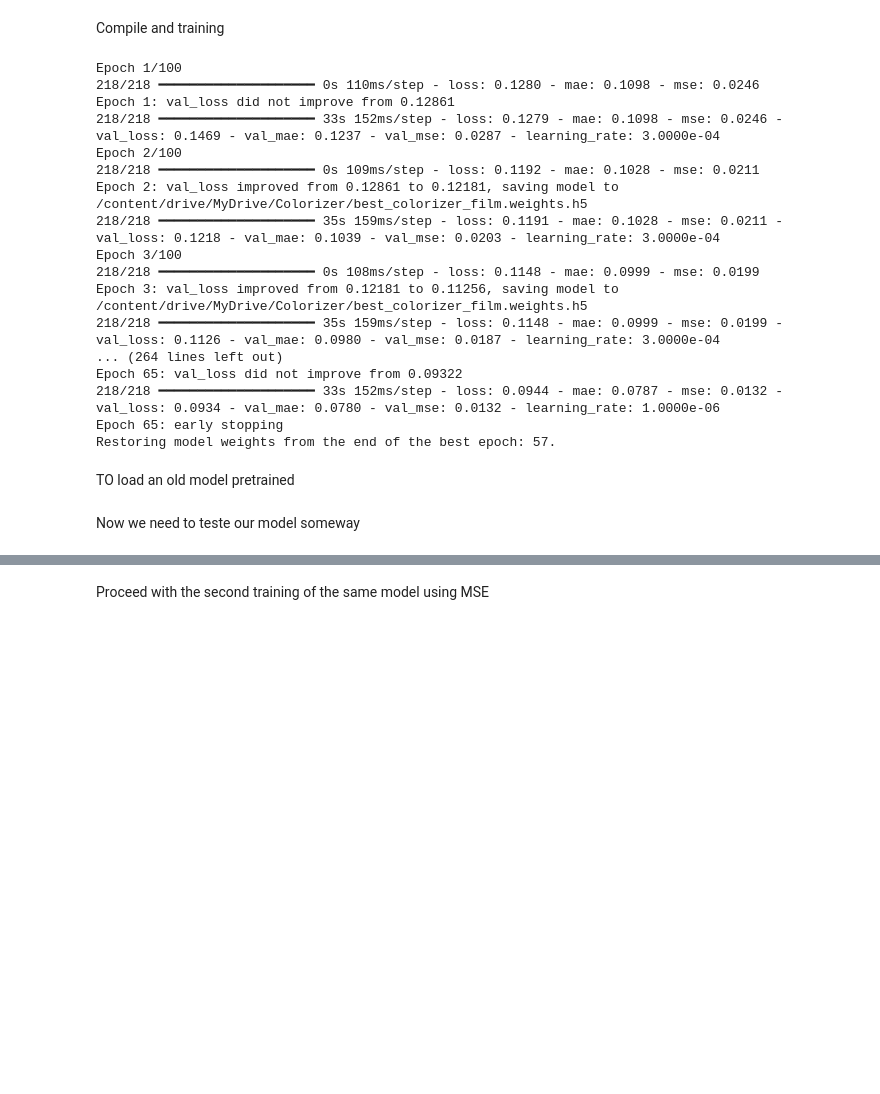
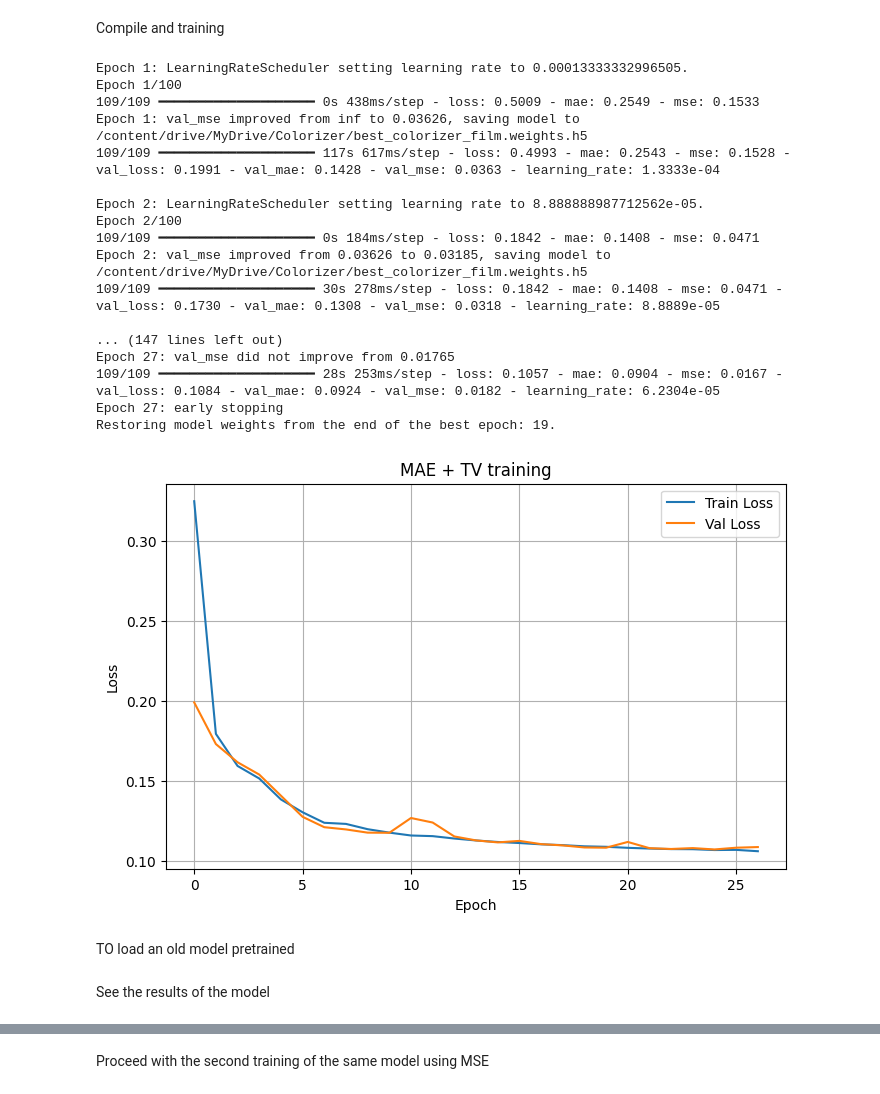
Before and after one commit to TommyBergo/DeepLearningProject, a Jupyter notebook: coloration_version1 (7).ipynb, the cells around one changed output, grey strips where cells are left out. Saved outputs shown, nothing was run; the diff lists cells and outputs as text; code cells hidden in the pictures; blank space fills up the shorter version.

Commit message:
3 addestramenti MAE + huber + MSE data augmentation scritta ma non utilizzata batch 64 final score: 0.94

```diff
--- a/coloration_version1 (2).ipynb
+++ b/coloration_version1 (7).ipynb
@@ -336,7 +443,7 @@ def build_unet_film_max(img_size=128, base=48, sep=False, se=True, se_r=16, dila
     return models.Model([inp_L, inp_p], out_ab, name="UNet_FiLM_max")
 # %%
 tf.keras.backend.clear_session()
-model = build_unet_film_max(img_size=IMG_SIZE, base=48, sep=False, se=True, se_r=16, dilate=False)
+model = build_unet_film_max(img_size=IMG_SIZE, base=BASE, sep=False, se=True, se_r=16, dilate=False)
 model.summary(); print("Params:", model.count_params())
 # %% [output]
 Model: "UNet_FiLM_max"
@@ -386,3 +561,18 @@ def mse_cos_on_ab(alpha=1.0, beta=0.1, eps=1e-6):
+# %%
+def plot_train_val_loss(history, title="Training vs Validation Loss"):
+    """
+    Disegna il grafico di training loss e validation loss da un oggetto History di Keras.
+    """
+    plt.figure(figsize=(8,5))
+    plt.plot(history.history['loss'], label='Train Loss')
+    if 'val_loss' in history.history:
+        plt.plot(history.history['val_loss'], label='Val Loss')
+    plt.xlabel('Epoch')
+    plt.ylabel('Loss')
+    plt.title(title)
+    plt.legend()
+    plt.grid(True)
+    plt.show()
 # %% [markdown]
 Google drive connectivity
 # %%
@@ -402,7 +616,9 @@ Compile and training
 # %%
 model.compile(
-    optimizer=tf.keras.optimizers.Adam(3e-4),
-    loss=mae_tv_loss(lambda_tv=1e-4),          # MAE + TV è la loss ottimizzata
-    metrics=[tf.keras.metrics.MeanAbsoluteError(name='mae'),
-             tf.keras.metrics.MeanSquaredError(name='mse')]
+    optimizer=opt_f1,
+    loss=mae_tv_loss(1e-4),
+    metrics=[
+        tf.keras.metrics.MeanAbsoluteError(name='mae'),
+        tf.keras.metrics.MeanSquaredError(name='mse')
+    ]
 )
@@ -435,29 +625,33 @@ callbacks = [
 # %%
-history = model.fit(
-    train_lab,
-    validation_data=val_lab,
-    epochs=100,
-    callbacks=callbacks,
-    verbose=1
+    history1 = model.fit(
+        train_lab,
+        validation_data=val_lab,
+        epochs=100,
+        callbacks=callbacks_f1,
+        verbose=1
 )
 # %% [output]
+Epoch 1: LearningRateScheduler setting learning rate to 0.00013333332996505.
 Epoch 1/100
-218/218 ━━━━━━━━━━━━━━━━━━━━ 0s 110ms/step - loss: 0.1280 - mae: 0.1098 - mse: 0.0246
-Epoch 1: val_loss did not improve from 0.12861
-218/218 ━━━━━━━━━━━━━━━━━━━━ 33s 152ms/step - loss: 0.1279 - mae: 0.1098 - mse: 0.0246 - val_loss: 0.1469 - val_mae: 0.1237 - val_mse: 0.0287 - learning_rate: 3.0000e-04
+109/109 ━━━━━━━━━━━━━━━━━━━━ 0s 438ms/step - loss: 0.5009 - mae: 0.2549 - mse: 0.1533
+Epoch 1: val_mse improved from inf to 0.03626, saving model to /content/drive/MyDrive/Colorizer/best_colorizer_film.weights.h5
+109/109 ━━━━━━━━━━━━━━━━━━━━ 117s 617ms/step - loss: 0.4993 - mae: 0.2543 - mse: 0.1528 - val_loss: 0.1991 - val_mae: 0.1428 - val_mse: 0.0363 - learning_rate: 1.3333e-04
+
+Epoch 2: LearningRateScheduler setting learning rate to 8.888888987712562e-05.
 Epoch 2/100
-218/218 ━━━━━━━━━━━━━━━━━━━━ 0s 109ms/step - loss: 0.1192 - mae: 0.1028 - mse: 0.0211
-Epoch 2: val_loss improved from 0.12861 to 0.12181, saving model to /content/drive/MyDrive/Colorizer/best_colorizer_film.weights.h5
-218/218 ━━━━━━━━━━━━━━━━━━━━ 35s 159ms/step - loss: 0.1191 - mae: 0.1028 - mse: 0.0211 - val_loss: 0.1218 - val_mae: 0.1039 - val_mse: 0.0203 - learning_rate: 3.0000e-04
-Epoch 3/100
-218/218 ━━━━━━━━━━━━━━━━━━━━ 0s 108ms/step - loss: 0.1148 - mae: 0.0999 - mse: 0.0199
-Epoch 3: val_loss improved from 0.12181 to 0.11256, saving model to /content/drive/MyDrive/Colorizer/best_colorizer_film.weights.h5
-218/218 ━━━━━━━━━━━━━━━━━━━━ 35s 159ms/step - loss: 0.1148 - mae: 0.0999 - mse: 0.0199 - val_loss: 0.1126 - val_mae: 0.0980 - val_mse: 0.0187 - learning_rate: 3.0000e-04
-... (264 lines left out)
-Epoch 65: val_loss did not improve from 0.09322
-218/218 ━━━━━━━━━━━━━━━━━━━━ 33s 152ms/step - loss: 0.0944 - mae: 0.0787 - mse: 0.0132 - val_loss: 0.0934 - val_mae: 0.0780 - val_mse: 0.0132 - learning_rate: 1.0000e-06
-Epoch 65: early stopping
-Restoring model weights from the end of the best epoch: 57.
+109/109 ━━━━━━━━━━━━━━━━━━━━ 0s 184ms/step - loss: 0.1842 - mae: 0.1408 - mse: 0.0471
+Epoch 2: val_mse improved from 0.03626 to 0.03185, saving model to /content/drive/MyDrive/Colorizer/best_colorizer_film.weights.h5
+109/109 ━━━━━━━━━━━━━━━━━━━━ 30s 278ms/step - loss: 0.1842 - mae: 0.1408 - mse: 0.0471 - val_loss: 0.1730 - val_mae: 0.1308 - val_mse: 0.0318 - learning_rate: 8.8889e-05
+
+... (147 lines left out)
+Epoch 27: val_mse did not improve from 0.01765
+109/109 ━━━━━━━━━━━━━━━━━━━━ 28s 253ms/step - loss: 0.1057 - mae: 0.0904 - mse: 0.0167 - val_loss: 0.1084 - val_mae: 0.0924 - val_mse: 0.0182 - learning_rate: 6.2304e-05
+Epoch 27: early stopping
+Restoring model weights from the end of the best epoch: 19.
+# %%
+plot_train_val_loss(history1, title="MAE + TV training")
+# %% [output]
+[figure, added]
 # %% [markdown]
 TO load an old model pretrained
 # %%
@@ -466,2 +659,0 @@ model.load_weights(CKPT_PATH)
-# %% [markdown]
-Now we need to teste our model someway
@@ -525,3 +660,5 @@ def evaluate_on_test(model, test_gen):
+# %% [markdown]
+See the results of the model
 # %%
 # --- Esecuzione e stampa "pulita" ---
 results = evaluate_on_test(model, test_lab)
```
Also changed, not shown: parts of 37 cells of this notebook.
